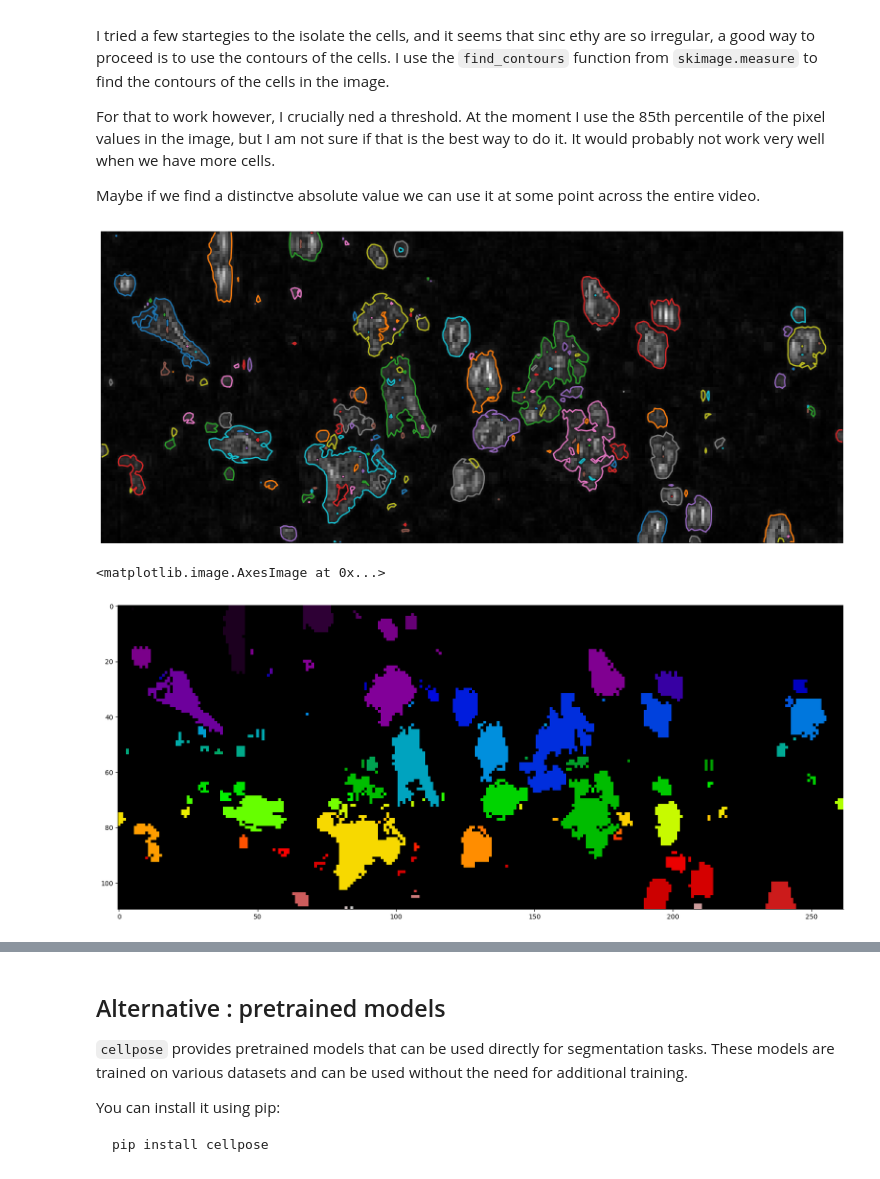
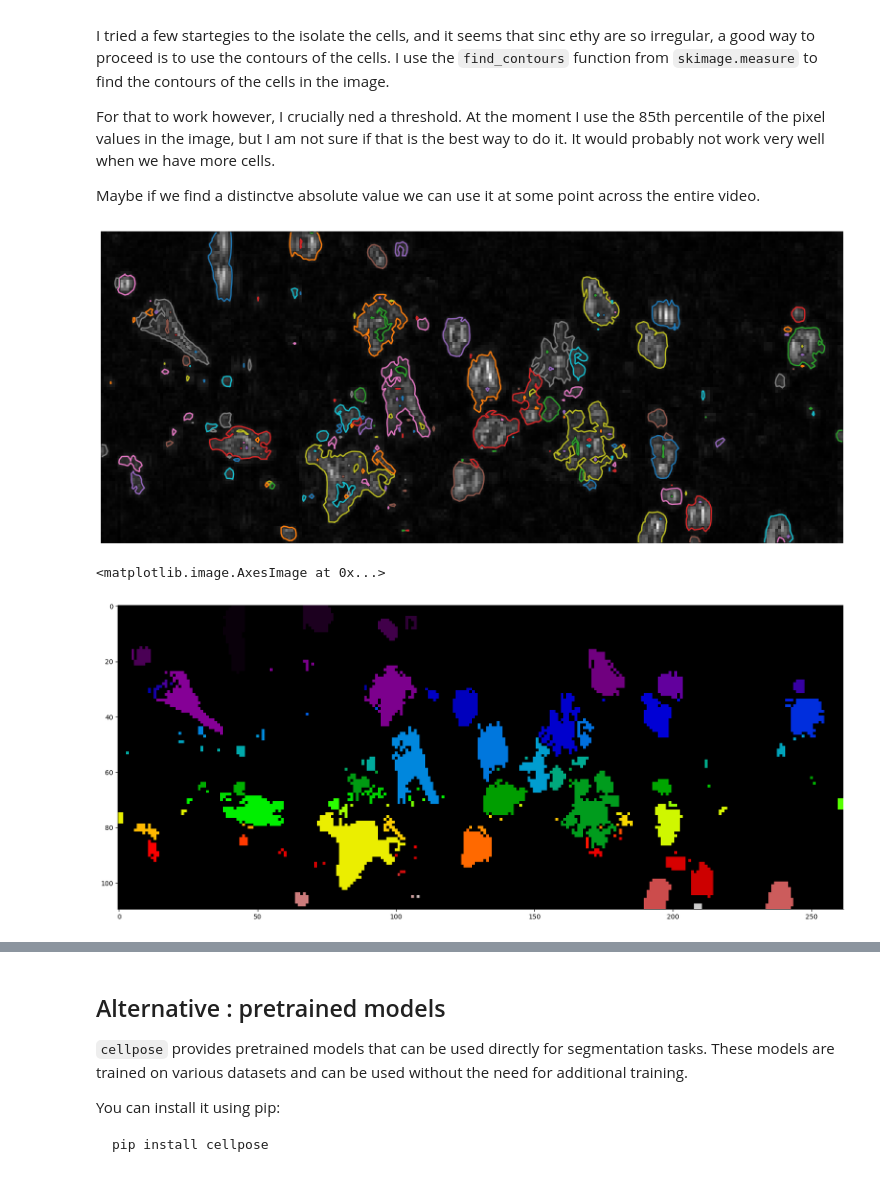
Before and after one commit to gz19090/Osteocytes-Summer-Project-2025, a Jupyter notebook: 2d-cell-cultures/Osteocytes culture/background.ipynb, the cells around one changed output, grey strips where cells are left out. Saved outputs shown, nothing was run; the diff lists cells and outputs as text; code cells hidden in the pictures.

Commit message:
better threshold

```diff
--- a/2d-cell-cultures/Osteocytes culture/background.ipynb
+++ b/2d-cell-cultures/Osteocytes culture/background.ipynb
@@ -109,16 +109,16 @@ For that to work however, I crucially ned a threshold. At the moment I use the 8
 Maybe if we find a distinctve absolute value we can use it at some point across the entire video.
 # %%
 from skimage.measure import find_contours
-threshold  = np.percentile(combined_img, 85)  # Adjust threshold as needed
+threshold  = np.percentile(combined_img, 87)  # Adjust threshold as needed
 contours = find_contours(combined_img, threshold)
 plt.figure(figsize=(20, 10))
 plt.imshow(combined_img, cmap='gray')
 for contour in contours:
     plt.plot(contour[:, 1], contour[:, 0], linewidth=2)
 plt.axis('off')
 plt.show()
 # %% [output]
-[figure, old version]
+[figure, new version]
 # %%
 import numpy as np
 from skimage.draw import polygon
@@ -143,7 +143,7 @@ plt.figure(figsize=(20, 10))
 plt.imshow(segmentation_mask, cmap='nipy_spectral')
 # %% [output]
 <matplotlib.image.AxesImage at 0x...>
-[figure, old version]
+[figure, new version]
 # %%
 from skimage.morphology import remove_small_objects
 
```
Also changed, not shown: parts of 1 cell of this notebook.
